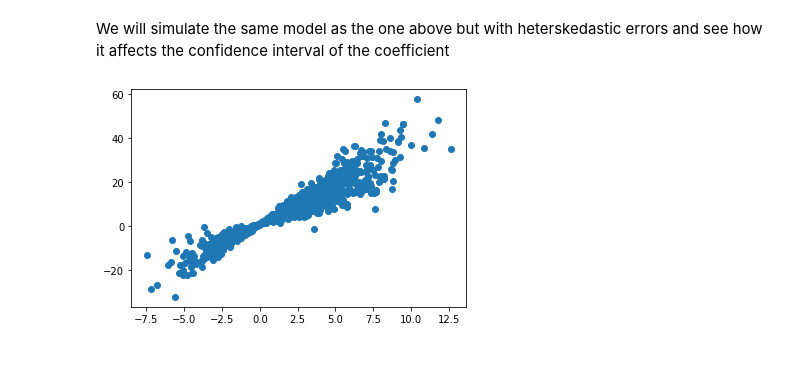
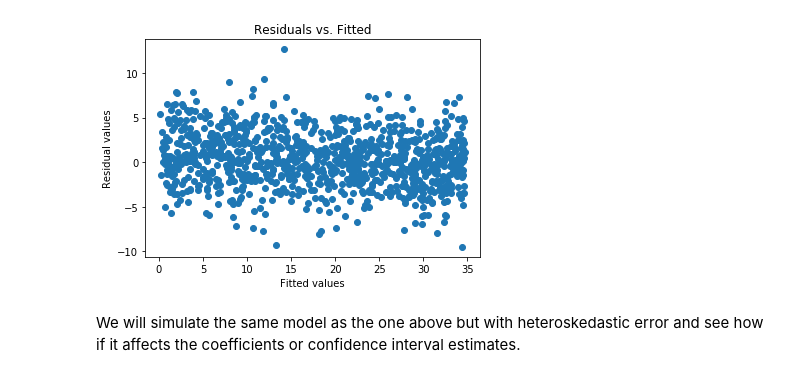
Before and after one commit to anasfrh/notebooks, a Jupyter notebook: Simulation a linear relationship with Gaussian noise in Python .ipynb, the cells around one changed output. Saved outputs shown, nothing was run; the diff lists cells and outputs as text; code cells hidden in the pictures.

```diff
--- a/Simulation a linear relationship with Gaussian noise in Python .ipynb
+++ b/Simulation a linear relationship with Gaussian noise in Python .ipynb
@@ -39,12 +77,18 @@ Covariance Type:            nonrobust
 
 Warnings:
 [1] Standard Errors assume that the covariance matrix of the errors is correctly specified.
+# %%
+residuals2 = model2.resid
+fitted2 = model2.fittedvalues
+#ax.set_ylabel('Residuals')
+#ax.set_xlabel('Fitted Values')
+#ax.set_title('Residuals vs. Fitted')
+plt.scatter(fitted2, residuals2)
+plt.title('Residuals vs. Fitted')
+plt.xlabel('Fitted values')
+plt.ylabel('Residual values')
+plt.show()
+# %% [output]
+[figure, added]
 # %% [markdown]
-We will simulate the same model as the one above but with heterskedastic errors and see how it affects the confidence interval of the coefficient
+We will simulate the same model as the one above but with heteroskedastic error and see how if it affects the coefficients or confidence interval estimates.
-# %%
-e1 = x*np.random.normal(0,1,1000)
-y1 = a + b*x + e1
-plt.scatter(x,y1)
-plt.show()
-# %% [output]
-[figure, removed]
```
Also changed, not shown: parts of 11 cells of this notebook.
